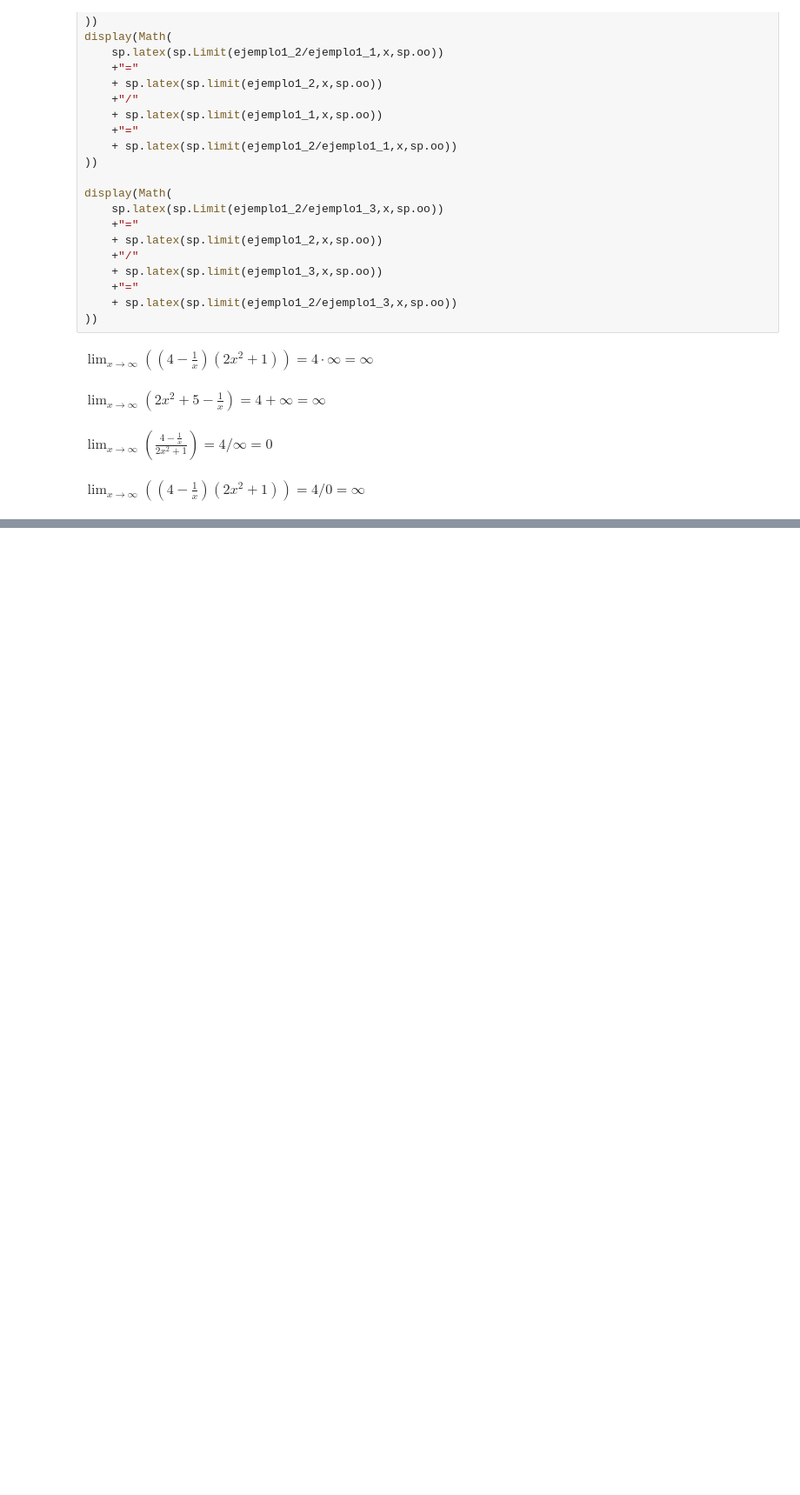
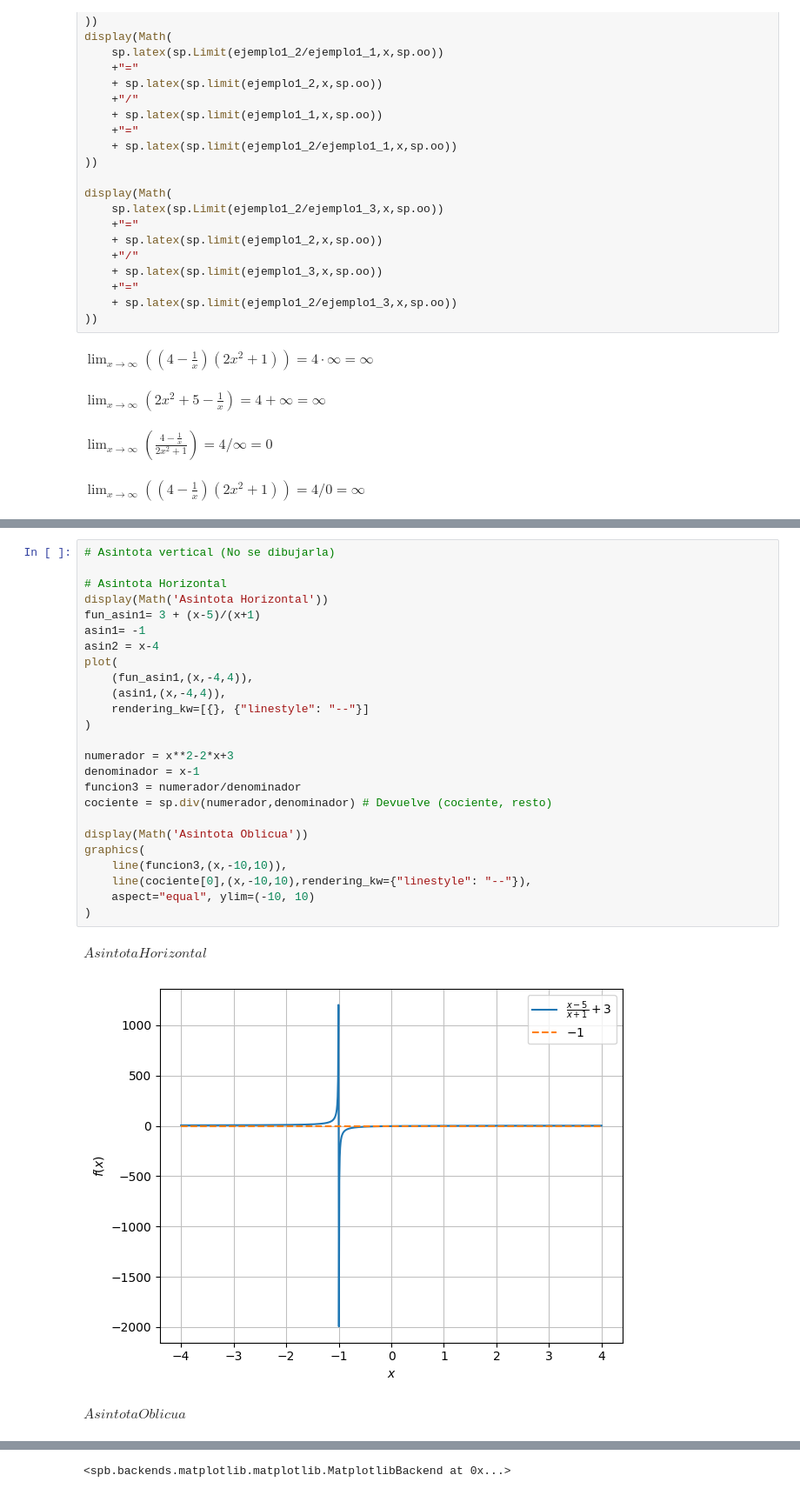
Before and after one commit to JAlesUOC/Iniciaci-nALasMatematicasParaLaIngenieria, a Jupyter notebook: Files/Tema 10/Tema 10 Limites.ipynb, the cells around one changed output, grey strips where cells are left out. Shown at 87% size. Saved outputs shown, nothing was run; the diff lists cells and outputs as text; blank space fills up the shorter version.

Commit message:
Seguimos trabajando
Terminamos el tema 10 y creamos la carpeta especificos, con su descripción y la primera herramienta matplotlib

```diff
--- a/Files/Tema 10/Tema 10 Limites.ipynb
+++ b/Files/Tema 10/Tema 10 Limites.ipynb
@@ -177,0 +264,29 @@ $\displaystyle -18$
+# %%
+# Asintota vertical (No se dibujarla)
+
+# Asintota Horizontal
+display(Math('Asintota Horizontal'))
+fun_asin1= 3 + (x-5)/(x+1)
+asin1= -1
+asin2 = x-4
+plot(
+    (fun_asin1,(x,-4,4)),
+    (asin1,(x,-4,4)),
+    rendering_kw=[{}, {"linestyle": "--"}]
+)
+
+numerador = x**2-2*x+3
+denominador = x-1
+funcion3 = numerador/denominador
+cociente = sp.div(numerador,denominador) # Devuelve (cociente, resto)
+
+display(Math('Asintota Oblicua'))
+graphics(
+    line(funcion3,(x,-10,10)),
+    line(cociente[0],(x,-10,10),rendering_kw={"linestyle": "--"}),
+    aspect="equal", ylim=(-10, 10)
+)
+# %% [output]
+$\displaystyle Asintota Horizontal$
+[figure, added]
+$\displaystyle Asintota Oblicua$
@@ -177,0 +294 @@ $\displaystyle -18$
+<spb.backends.matplotlib.matplotlib.MatplotlibBackend at 0x...>
```
Also changed, not shown: parts of 9 cells of this notebook, 2 other files.
